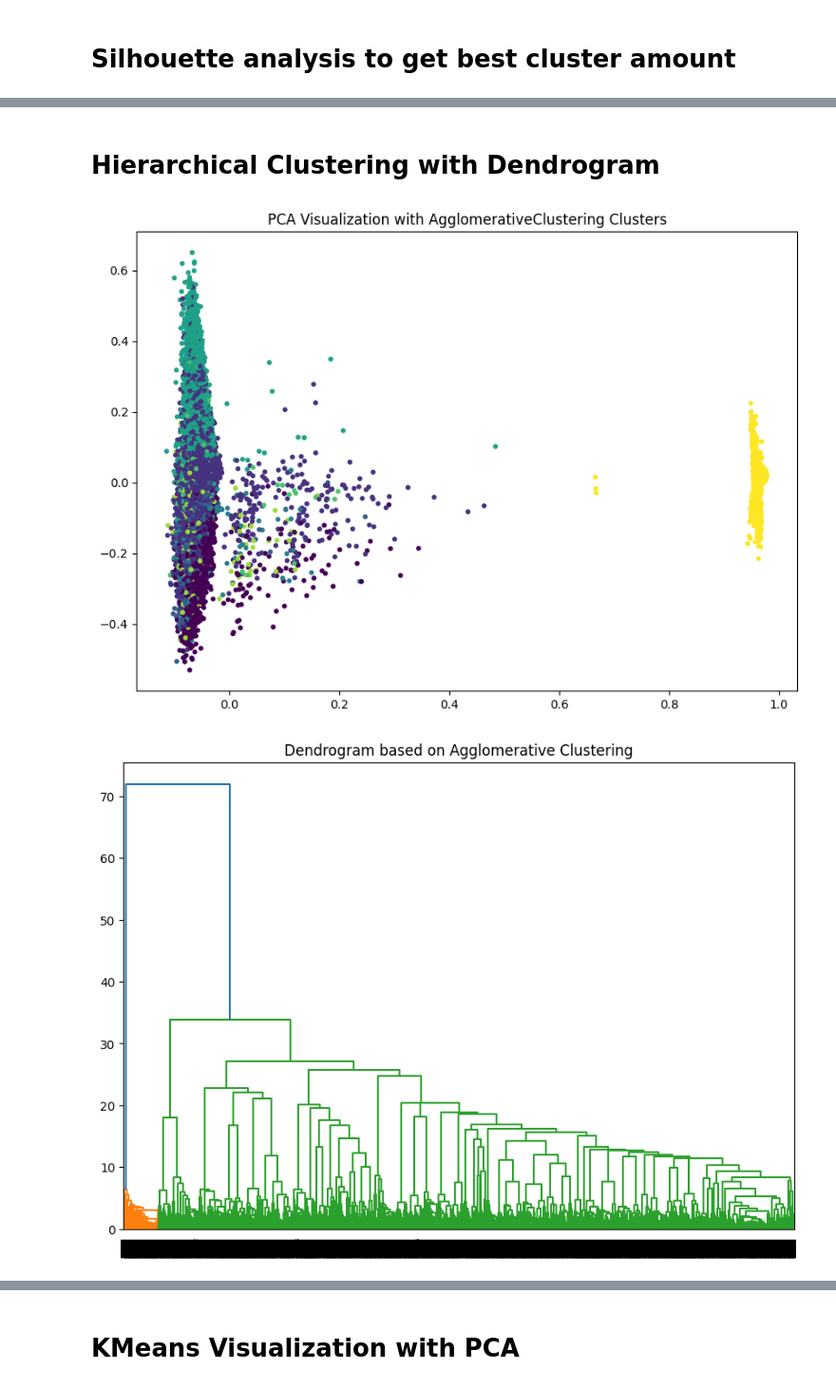
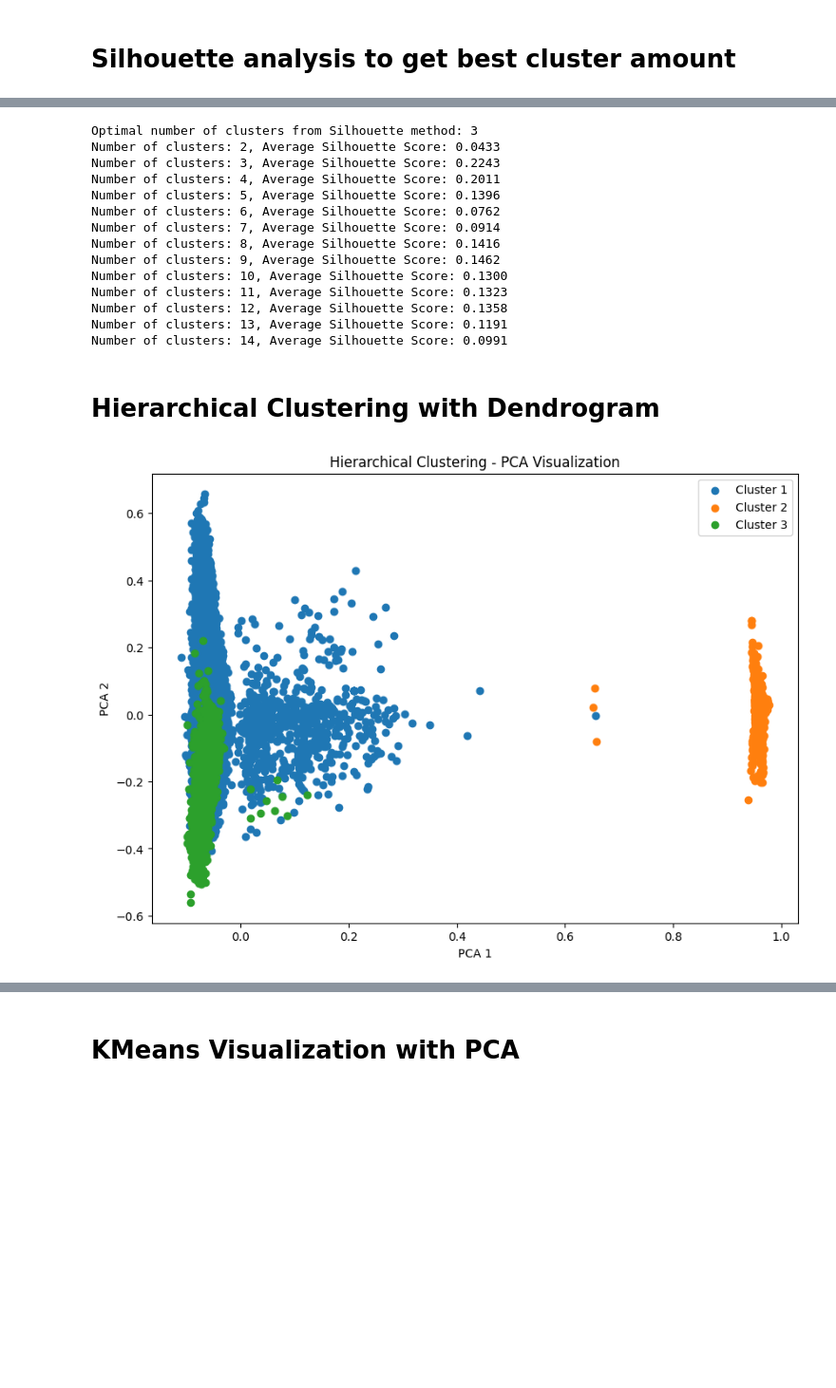
Before and after one commit to Jus-tiine/CTDS, a Jupyter notebook: GroupSimilarities.ipynb, the cells around one changed output, grey strips where cells are left out. Shown at 95% size. Cells and saved outputs as stored; diff of their text form; code cells hidden in the pictures; blank space fills up the shorter version.

```diff
--- a/GroupSimilarities.ipynb
+++ b/GroupSimilarities.ipynb
@@ -151,28 +193,50 @@ plt.show()
+# %%
+# Print the best k according to silhouette score
+optimal_k_silhouette = cluster_range[np.argmax(silhouette_scores)]
+print(f"Optimal number of clusters from Silhouette method: {optimal_k_silhouette}")
+
+# Print average silhouette score for each k
+for k, score in zip(cluster_range, silhouette_scores):
+    print(f"Number of clusters: {k}, Average Silhouette Score: {score:.4f}")
+# %% [output]
+Optimal number of clusters from Silhouette method: 3
+Number of clusters: 2, Average Silhouette Score: 0.0433
+Number of clusters: 3, Average Silhouette Score: 0.2243
+Number of clusters: 4, Average Silhouette Score: 0.2011
+Number of clusters: 5, Average Silhouette Score: 0.1396
+Number of clusters: 6, Average Silhouette Score: 0.0762
+Number of clusters: 7, Average Silhouette Score: 0.0914
+Number of clusters: 8, Average Silhouette Score: 0.1416
+Number of clusters: 9, Average Silhouette Score: 0.1462
+Number of clusters: 10, Average Silhouette Score: 0.1300
+Number of clusters: 11, Average Silhouette Score: 0.1323
+Number of clusters: 12, Average Silhouette Score: 0.1358
+Number of clusters: 13, Average Silhouette Score: 0.1191
+Number of clusters: 14, Average Silhouette Score: 0.0991
 # %% [markdown]
 # Hierarchical Clustering with Dendrogram
 # %%
-optimal_k = 8
+# Optimal value for k
+optimal_k = 3
 
+# Perform Agglomerative Clustering
 agglo = AgglomerativeClustering(n_clusters=optimal_k, linkage='ward')
 labels = agglo.fit_predict(reduced_features)
 
-# PCA for Visualization of Clusters (Agglomerative Clustering)
+# PCA for visualizing the clusters
 pca_vis = PCA(n_components=2)
 pca_features = pca_vis.fit_transform(reduced_features)
 
-# Plot PCA visualization
+# Visualizing the clusters in the PCA space
 plt.figure(figsize=(10, 7))
-plt.scatter(pca_features[:, 0], pca_features[:, 1], c=labels, cmap='viridis', s=10)
-plt.title(f'PCA Visualization with AgglomerativeClustering Clusters')
+for i in range(optimal_k):
+    # Plot points from each cluster in the PCA space with different colors
+    plt.scatter(pca_features[labels == i, 0], pca_features[labels == i, 1], label=f'Cluster {i+1}')
+
+plt.title('Hierarchical Clustering - PCA Visualization')
+plt.xlabel('PCA 1')
+plt.ylabel('PCA 2')
+plt.legend()
 plt.show()
-
-# If you still want a dendrogram like in scipy, you can visualize the clustering results
-# by creating a dendrogram based on AgglomerativeClustering distances:
-Z = linkage(reduced_features, 'ward')
-plt.figure(figsize=(10, 7))
-dendrogram(Z)
-plt.title('Dendrogram based on Agglomerative Clustering')
-plt.show()
 # %% [output]
-[figure, old version]
+[figure, new version]
-[figure, removed]
```
Also changed, not shown: parts of 14 cells of this notebook.
